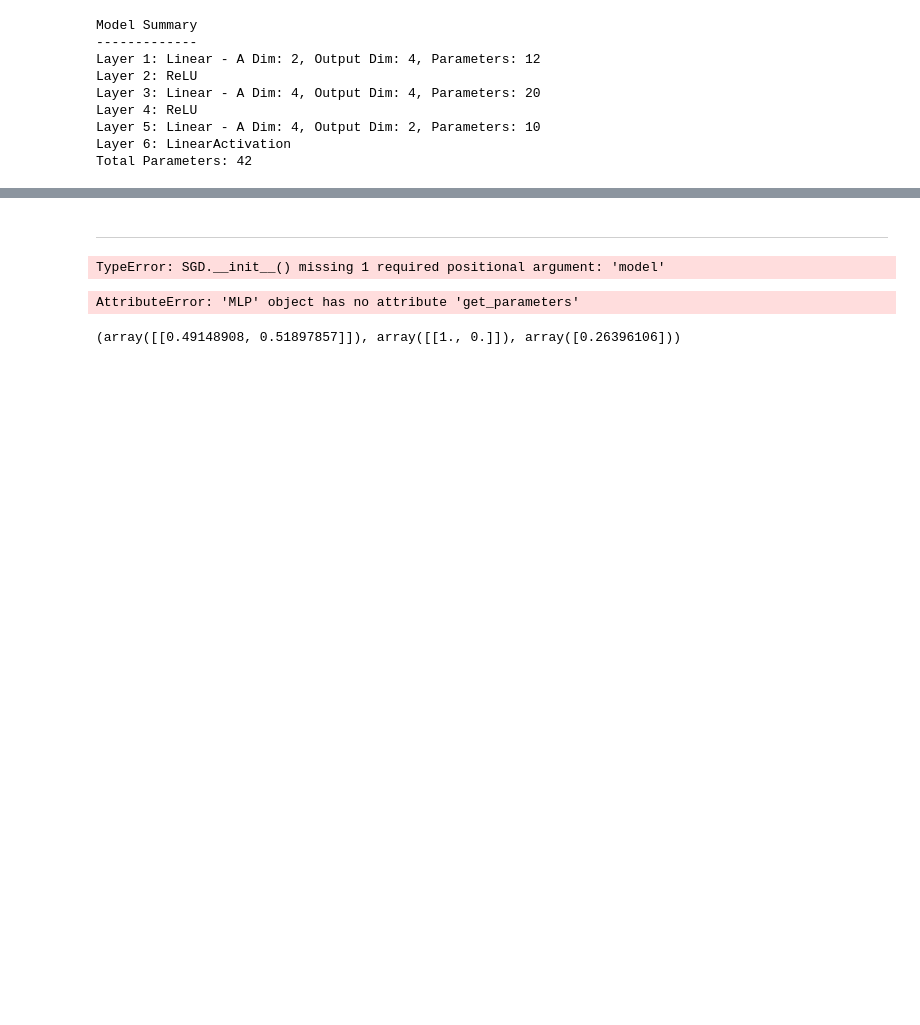
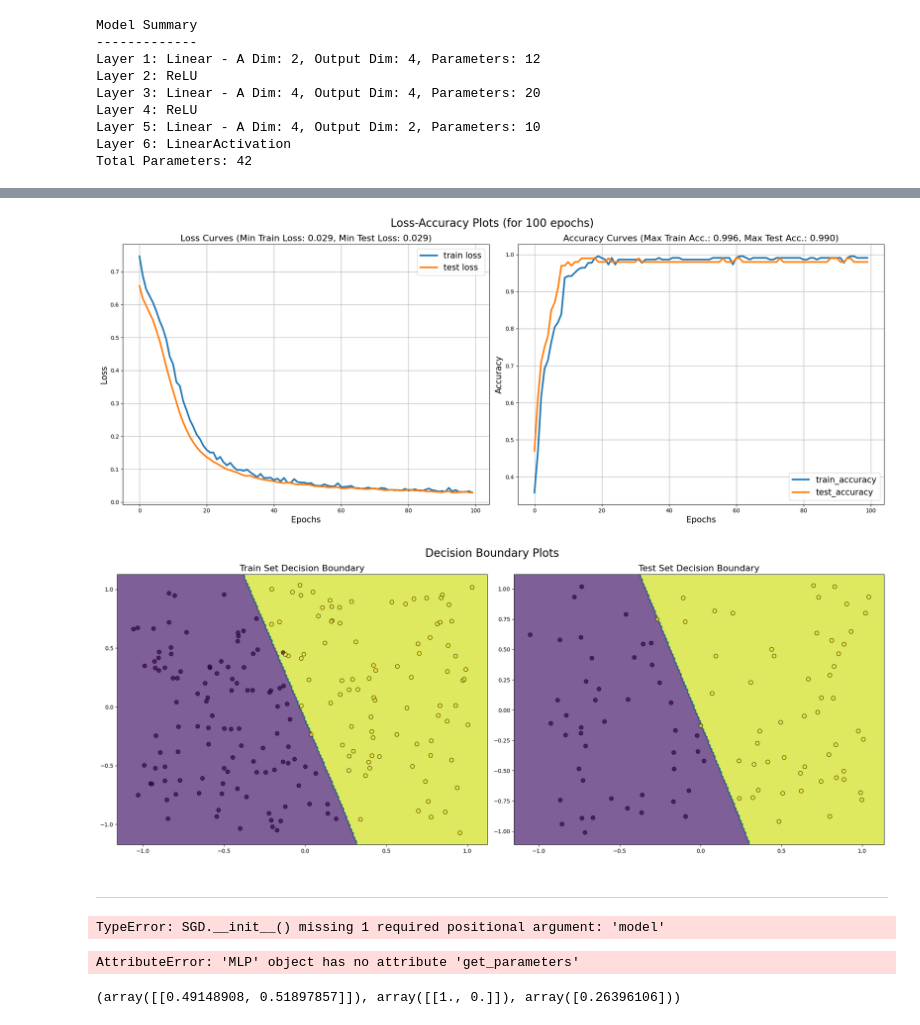
Before and after one commit to Vashistht/Intro_DL, a Jupyter notebook: IDL_hw2/source/main.ipynb, the cells around one changed output, grey strips where cells are left out. Saved outputs shown, nothing was run; the diff lists cells and outputs as text; code cells hidden in the pictures; blank space fills up the shorter version.

```diff
--- a/IDL_hw2/source/main.ipynb
+++ b/IDL_hw2/source/main.ipynb
@@ -187,3 +184,8 @@ plot_decision_boundary(x_test, y_test, mlp , boundry_level=None)
+# %%
+numpyNN.plot_stats(logs, mlp, x_train, y_train, x_test, y_test, 'linear-la', 'linear-db')
+# %% [output]
+[figure, added]
+[figure, added]
 # %% [markdown]
 ---
 # %%
```
Also changed, not shown: parts of 7 cells of this notebook, 1 other file.
